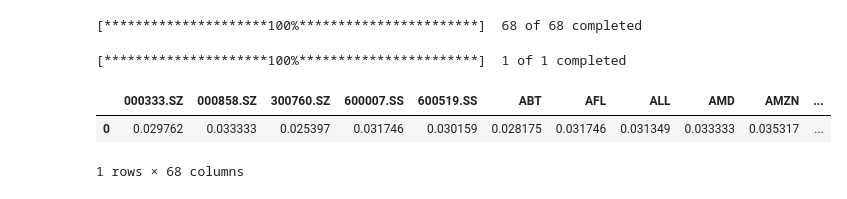
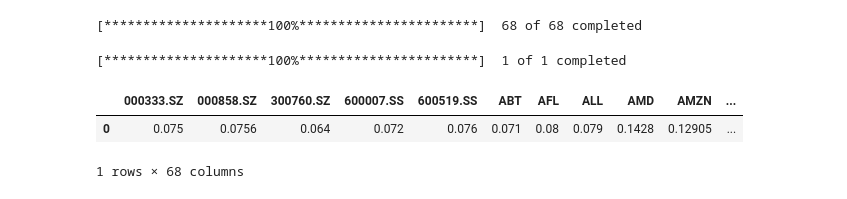
Before and after one commit to aliencaocao/wharton-comp, a Jupyter notebook: portfolio optimization.ipynb, the cells around one changed output. Saved outputs shown, nothing was run; the diff lists cells and outputs as text; code cells hidden in the pictures.

```diff
--- a/portfolio optimization.ipynb
+++ b/portfolio optimization.ipynb
@@ -39,7 +39,8 @@ nasdaq_slpm = rp.RiskFunctions.LPM(nasdaq_returns, MAR=0.04/252, p=2)
 # %% [output]
 [*********************100%***********************]  1 of 1 completed
 # %%
-port = rp.Portfolio(returns=returns, sht=False, lowerret=pow(1.5, 1/(252*5))-1, upperslpm=nasdaq_slpm*0.6)
+port = rp.Portfolio(returns=returns, sht=False, lowerret=pow(1.5, 1/(252*5))-1, upperslpm=round((nasdaq_slpm*0.6)*(252**(1/2)), 2)/(252**(1/2)))
+#round((nasdaq_slpm*0.6)*(252**(1/2)), 2)/(252**(1/2))
 # %%
 method_to_estimate_expected_return = 'ewma1'  # useless, will be overridden with custom returns
 method_to_estimate_covariance = 'hist'
@@ -49,15 +50,18 @@ port.mu['^TNX'] = 0.04/252  # set risk free asset
 # %%
 def custom_returns(col):
     if col.name != '^TNX':
-        return pd.Series([ticker_capm[col.name] / 252])
+        return pd.Series([ticker_capm[col.name] / (252*100)])
     else:
         return col
 port.mu = port.mu.apply(custom_returns, axis=0)
+# %%
+multiplier = [1,0.9,1,0.9,1,1,1,1,1.7,1.45,0.9,1,1,0.55,1,0.9,1.2,1,1,0.6,0.85,1,0.5,1,1.55,1,1,0.8,0.8,0.95,1,0.9,1,1.35,1,1,1,1,0.5,1.6,1,1.6,1,1,1,1,0.9,1.3,1,0.55,1,0.8,0.9,0.8,0.8,1,1.7,1,1.45,0.8,1,1.2,1,0.8,1.2,1,0.7,1]
+port.mu = np.multiply(port.mu,multiplier)
 # %%
-port.mu
+port.mu*252
 # %% [output]
 |  | 000333.SZ | 000858.SZ | 300760.SZ | 600007.SS | 600519.SS | ABT | AFL | ALL | AMD | AMZN | ... |
-| 0 | 0.029762 | 0.033333 | 0.025397 | 0.031746 | 0.030159 | 0.028175 | 0.031746 | 0.031349 | 0.033333 | 0.035317 | ... |
+| 0 | 0.075 | 0.0756 | 0.064 | 0.072 | 0.076 | 0.071 | 0.08 | 0.079 | 0.1428 | 0.12905 | ... |
 1 rows × 68 columns
 # %%
 model = 'Classic'  # based on history
```
Also changed, not shown: parts of 4 cells of this notebook, 2 other files.
